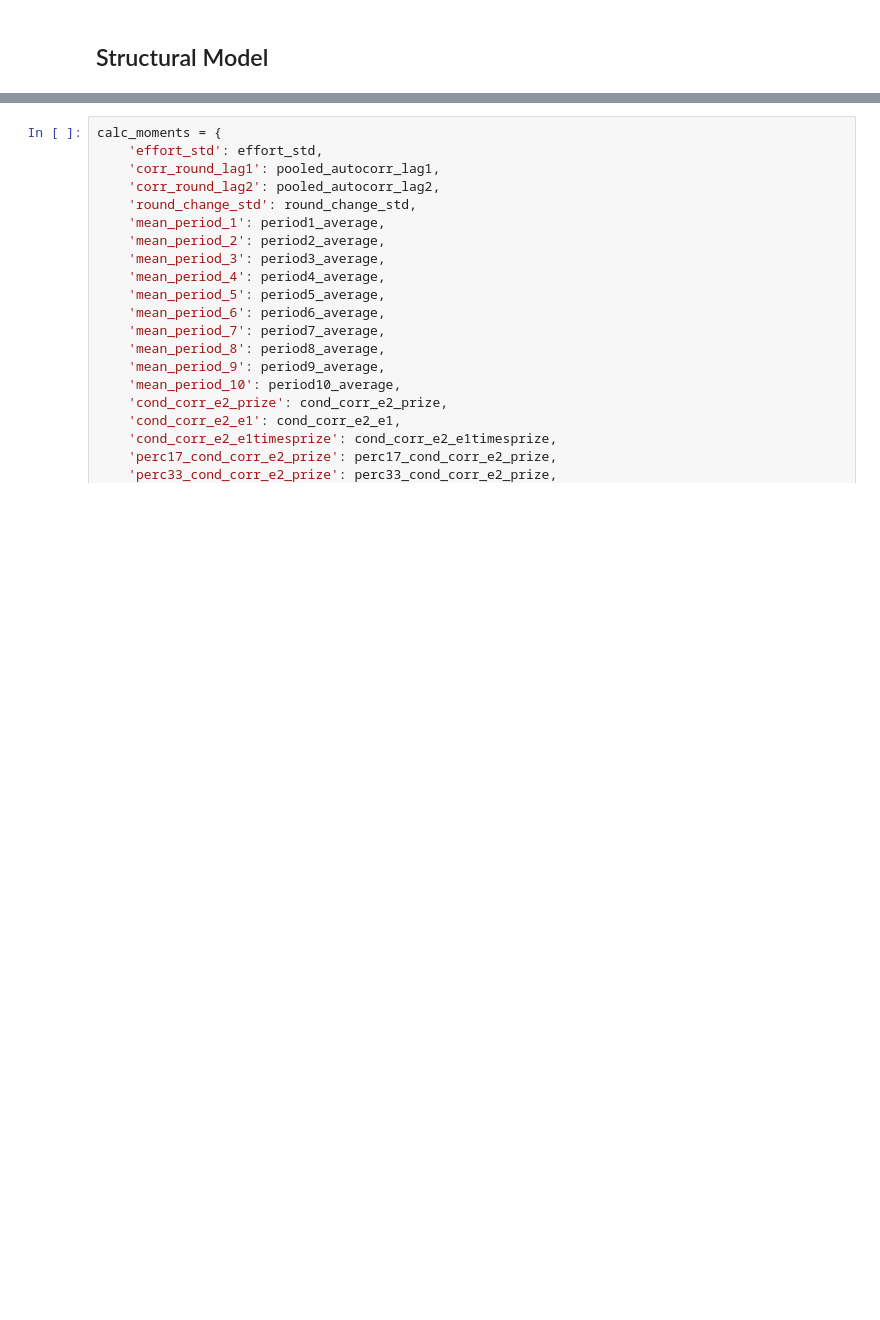
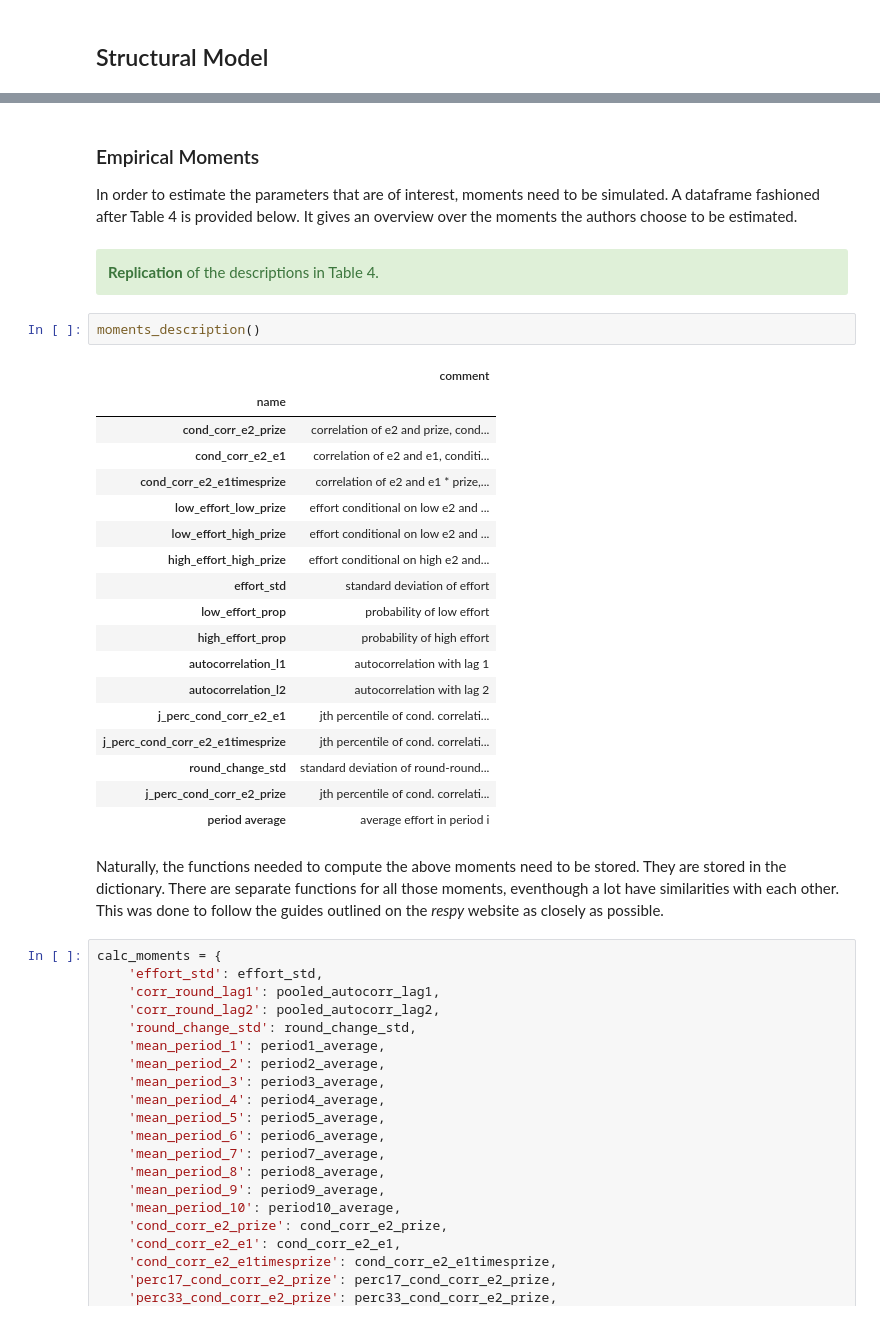
Before and after one commit to VincentSelz/microeconometrics-course-project-VincentSelz, a Jupyter notebook: Project-VincentSelz.ipynb, the cells around one changed output, grey strips where cells are left out. Cells and saved outputs as stored; diff of their text form; blank space fills up the shorter version.

```diff
--- a/Project-VincentSelz.ipynb
+++ b/Project-VincentSelz.ipynb
@@ -379,3 +515,34 @@ params_description()
+# %% [markdown]
+### Empirical Moments
+
+In order to estimate the parameters that are of interest, moments need to be simulated. A dataframe fashioned after Table 4 is provided below. It gives an overview over the moments the authors choose to be estimated.
+# %% [markdown]
+<div class="alert alert-block alert-success">
+    <b>Replication</b> of the descriptions in Table 4.
+</div>
+# %%
+moments_description()
+# %% [output]
+|  | comment |
+| name |  |
+| cond_corr_e2_prize | correlation of e2 and prize, cond... |
+| cond_corr_e2_e1 | correlation of e2 and e1, conditi... |
+| cond_corr_e2_e1timesprize | correlation of e2 and e1 * prize,... |
+| low_effort_low_prize | effort conditional on low e2 and ... |
+| low_effort_high_prize | effort conditional on low e2 and ... |
+| high_effort_high_prize | effort conditional on high e2 and... |
+| effort_std | standard deviation of effort |
+| low_effort_prop | probability of low effort |
+| high_effort_prop | probability of high effort |
+| autocorrelation_l1 | autocorrelation with lag 1 |
+| autocorrelation_l2 | autocorrelation with lag 2 |
+| j_perc_cond_corr_e2_e1 | jth percentile of cond. correlati... |
+| j_perc_cond_corr_e2_e1timesprize | jth percentile of cond. correlati... |
+| round_change_std | standard deviation of round-round... |
+| j_perc_cond_corr_e2_prize | jth percentile of cond. correlati... |
+| period average | average effort in period i |
+# %% [markdown]
+Naturally, the functions needed to compute the above moments need to be stored. They are stored in the dictionary. There are separate functions for all those moments, eventhough a lot have similarities with each other. This was done to follow the guides outlined on the *respy* website as closely as possible.
 # %%
 calc_moments = {
     'effort_std': effort_std,
```
Also changed, not shown: parts of 36 cells of this notebook.
